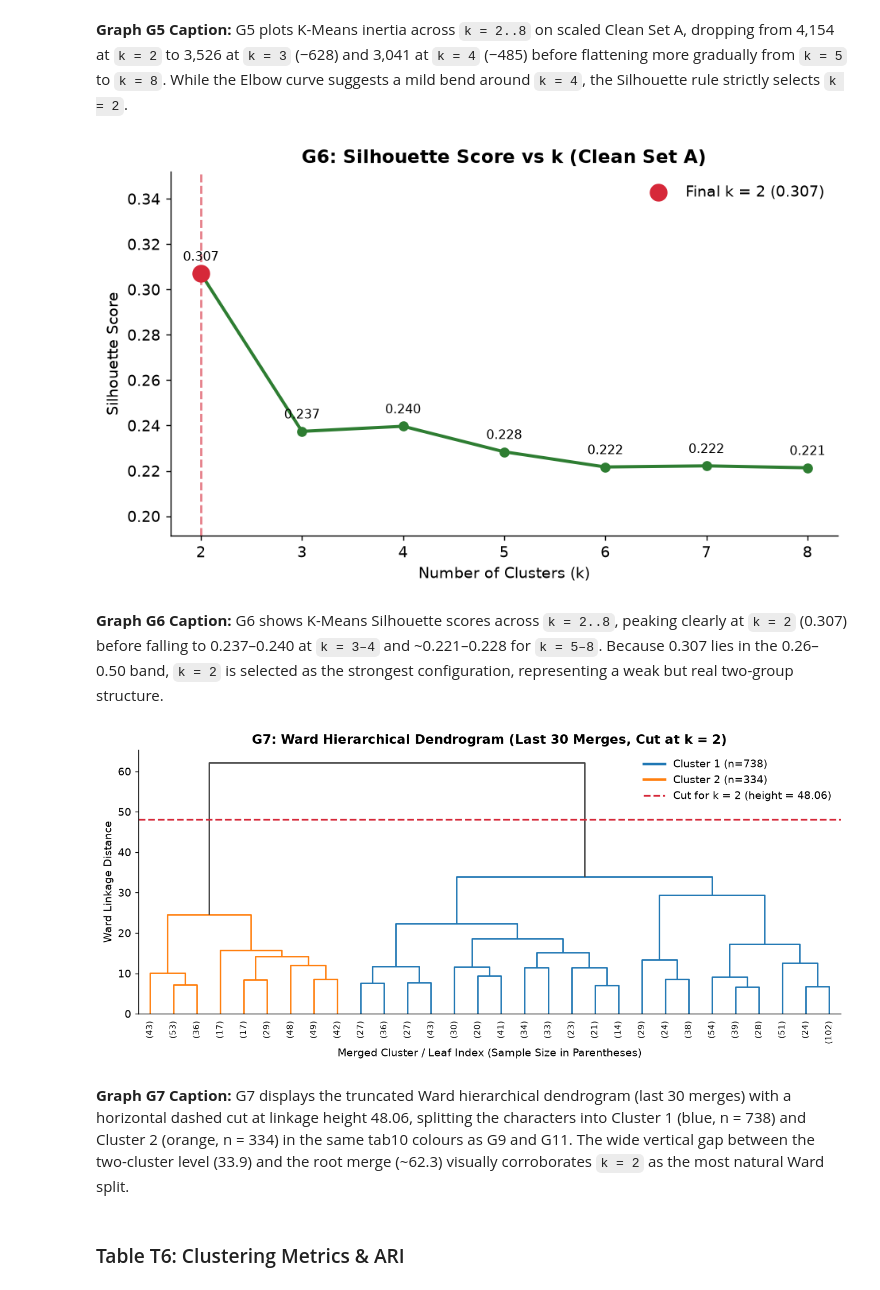
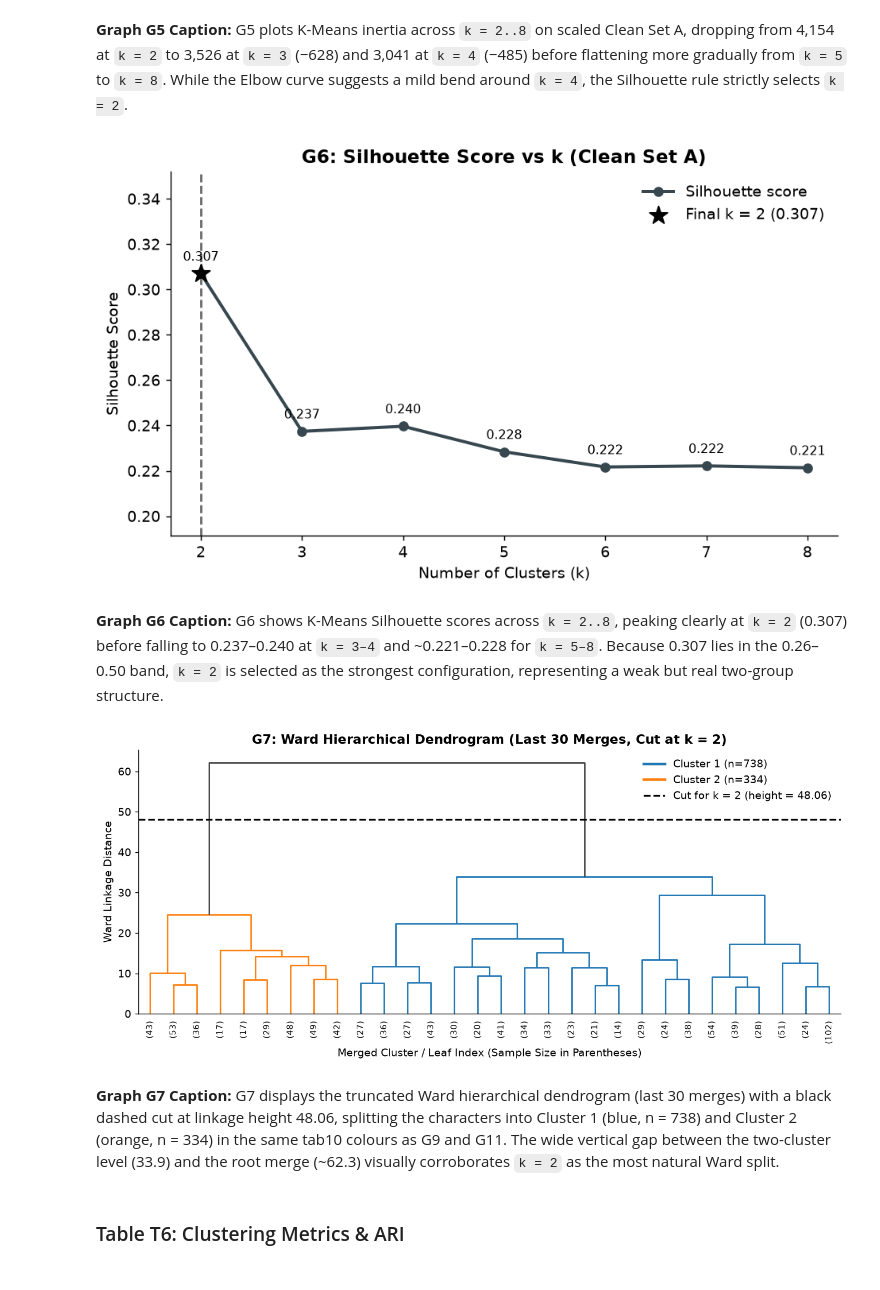
Before and after one commit to Jaweria-Abdul-Hameed/AI-03, a Jupyter notebook: my_project/superhero_project.ipynb, the cells around one changed output. Drawn from its saved outputs; the diff is of its cells as text; code cells hidden in the pictures.

```diff
--- a/my_project/superhero_project.ipynb
+++ b/my_project/superhero_project.ipynb
@@ -70,6 +76,15 @@ COLORS = {
     "Network B": "#00838F",
 }
 TAB10 = plt.get_cmap("tab10").colors
+# Neutral ink for lines that are not a class, a model or a cluster (keeps the fixed hex colours unambiguous)
+NEUTRAL_LINE = "#37474F"
+MARKER_LINE = "#000000"
+
+def tint(hex_color, amount=0.5):
+    """Lighter tint of a fixed colour (mixed with white) for a secondary line of the same model."""
+    from matplotlib.colors import to_rgb, to_hex
+    r, g, b = to_rgb(hex_color)
+    return to_hex((r + (1 - r) * amount, g + (1 - g) * amount, b + (1 - b) * amount))
 
 FIG_DIR = Path("figures")
 FIG_DIR.mkdir(parents=True, exist_ok=True)
@@ -628,23 +645,23 @@ Selected final_k = 2 (highest Silhouette = 0.3070)
 # %%
 # Graph G6: Silhouette Score vs k
 fig, ax = plt.subplots(figsize=(7.4, 4.5))
-ax.plot(k_values, sil_scores, marker="o", linewidth=2.2, color="#2E7D32")
+ax.plot(k_values, sil_scores, marker="o", linewidth=2.2, color=NEUTRAL_LINE, label="Silhouette score")
 best_idx = k_values.index(final_k)
-ax.scatter([final_k], [sil_scores[best_idx]], s=130, color="#D62839", zorder=5, label=f"Final k = {final_k} ({sil_scores[best_idx]:.3f})")
-ax.axvline(final_k, linestyle="--", color="#D62839", alpha=0.6)
+ax.scatter([final_k], [sil_scores[best_idx]], s=170, marker="*", color=MARKER_LINE, zorder=5, label=f"Final k = {final_k} ({sil_scores[best_idx]:.3f})")
+ax.axvline(final_k, linestyle="--", color=MARKER_LINE, alpha=0.6)
 for k, s in zip(k_values, sil_scores):
     ax.annotate(f"{s:.3f}", (k, s), textcoords="offset points", xytext=(0, 9), ha="center", fontsize=8.8)
 ax.set_title("G6: Silhouette Score vs k (Clean Set A)")
 ax.set_xlabel("Number of Clusters (k)")
 ax.set_ylabel("Silhouette Score")
 ax.set_xticks(k_values)
 ax.set_ylim(min(sil_scores) - 0.03, max(sil_scores) + 0.045)
 ax.legend(frameon=False)
 plt.tight_layout()
 plt.savefig(FIG_DIR / "G6.png", bbox_inches="tight")
 plt.show()
 # %% [output]
-[figure, old version]
+[figure, new version]
 # %% [markdown]
 **Graph G6 Caption:** G6 shows K-Means Silhouette scores across `k = 2..8`, peaking clearly at `k = 2` (0.307) before falling to 0.237–0.240 at `k = 3–4` and ~0.221–0.228 for `k = 5–8`. Because 0.307 lies in the 0.26–0.50 band, `k = 2` is selected as the strongest configuration, representing a weak but real two-group structure.
 # %%
@@ -686,7 +703,7 @@ def link_color(node_id):
 
 fig, ax = plt.subplots(figsize=(10.5, 4.8))
 dendrogram(Z, truncate_mode="lastp", p=30, ax=ax, leaf_rotation=90, leaf_font_size=8.5, link_color_func=link_color)
-cut_line = ax.axhline(y=cut_height, color="#D62839", linestyle="--", linewidth=1.8, label=f"Cut for k = {final_k} (height = {cut_height:.2f})")
+cut_line = ax.axhline(y=cut_height, color=MARKER_LINE, linestyle="--", linewidth=1.8, label=f"Cut for k = {final_k} (height = {cut_height:.2f})")
 cluster_handles = [
     Line2D([0], [0], color=TAB10[c - 1], linewidth=2.5, label=f"Cluster {c} (n={int((agg_clusters == c).sum())})")
     for c in range(1, final_k + 1)
@@ -699,9 +716,9 @@ plt.tight_layout()
 plt.savefig(FIG_DIR / "G7.png", bbox_inches="tight")
 plt.show()
 # %% [output]
-[figure, old version]
+[figure, new version]
 # %% [markdown]
-**Graph G7 Caption:** G7 displays the truncated Ward hierarchical dendrogram (last 30 merges) with a horizontal dashed cut at linkage height 48.06, splitting the characters into Cluster 1 (blue, n = 738) and Cluster 2 (orange, n = 334) in the same tab10 colours as G9 and G11. The wide vertical gap between the two-cluster level (33.9) and the root merge (~62.3) visually corroborates `k = 2` as the most natural Ward split.
+**Graph G7 Caption:** G7 displays the truncated Ward hierarchical dendrogram (last 30 merges) with a black dashed cut at linkage height 48.06, splitting the characters into Cluster 1 (blue, n = 738) and Cluster 2 (orange, n = 334) in the same tab10 colours as G9 and G11. The wide vertical gap between the two-cluster level (33.9) and the root merge (~62.3) visually corroborates `k = 2` as the most natural Ward split.
 # %%
 # Unsupervised Metrics on Scaled Data & Table T6
 def eval_clustering(X_scaled, labels):
```
Also changed, not shown: parts of 11 cells of this notebook, 17 other files.
